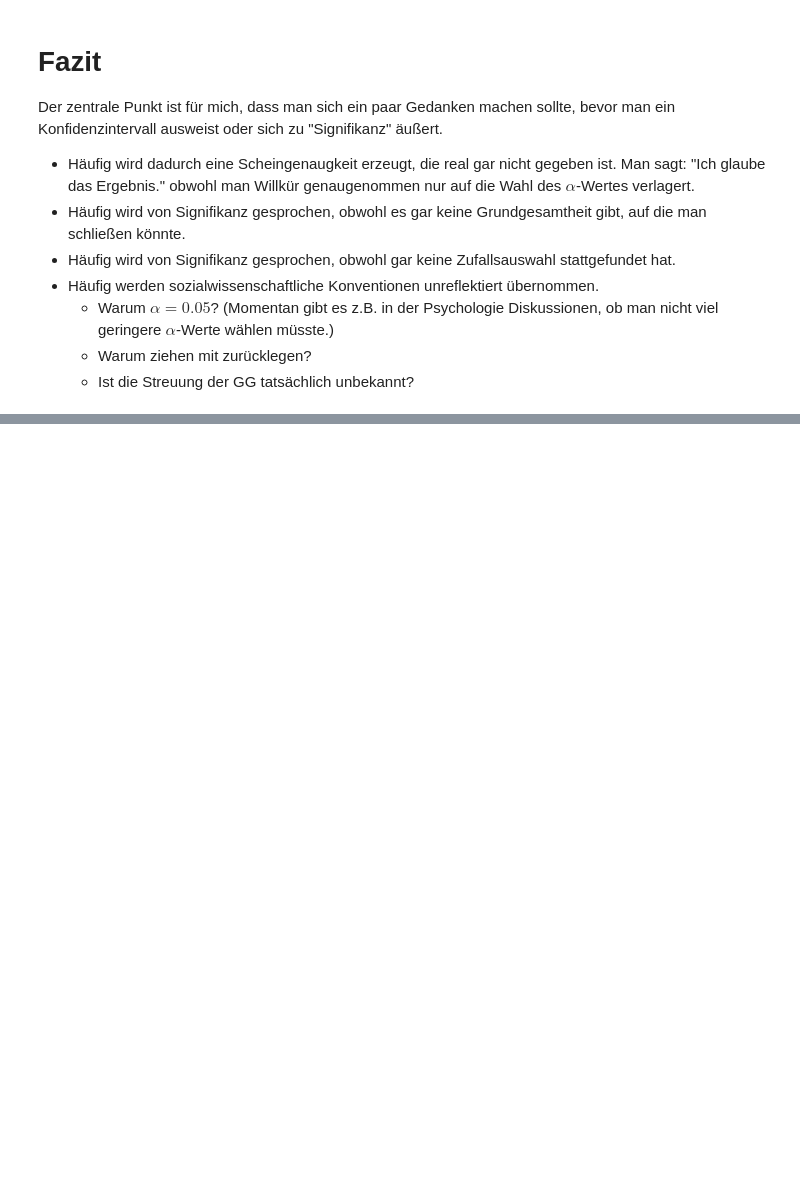
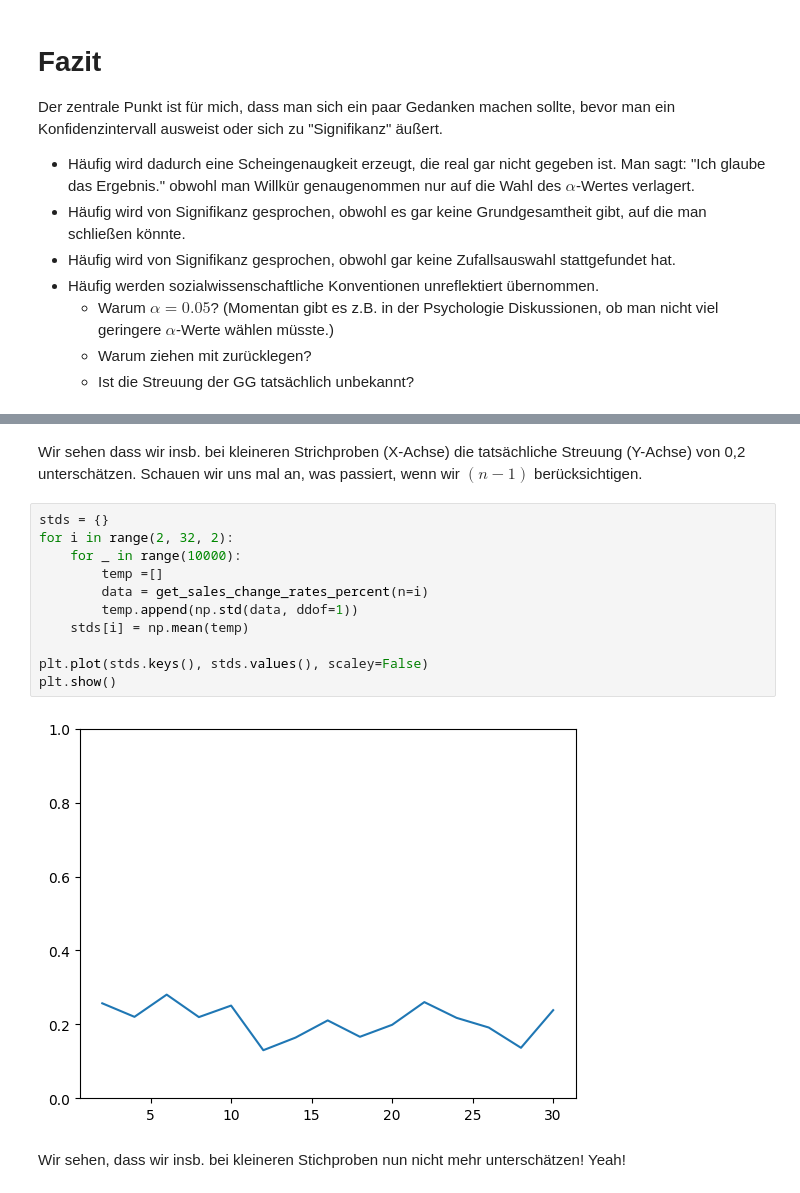
Before and after one commit to mennenoeh/intro_to_stats, a Jupyter notebook: intro_to_inference.ipynb, the cells around one changed output, grey strips where cells are left out. Cells and saved outputs as stored; diff of their text form; blank space fills up the shorter version.

```diff
--- a/intro_to_inference.ipynb
+++ b/intro_to_inference.ipynb
@@ -288,0 +343,17 @@ plt.show()
+# %% [markdown]
+Wir sehen dass wir insb. bei kleineren Strichproben (X-Achse) die tatsächliche Streuung (Y-Achse) von 0,2 unterschätzen. Schauen wir uns mal an, was passiert, wenn wir $(n-1)$ berücksichtigen.
+# %%
+stds = {}
+for i in range(2, 32, 2):
+    for _ in range(10000):
+        temp =[]
+        data = get_sales_change_rates_percent(n=i)
+        temp.append(np.std(data, ddof=1))
+    stds[i] = np.mean(temp)
+
+plt.plot(stds.keys(), stds.values(), scaley=False)
+plt.show()
+# %% [output]
+[figure, added]
+# %% [markdown]
+Wir sehen, dass wir insb. bei kleineren Stichproben nun nicht mehr unterschätzen! Yeah!
```
Also changed, not shown: parts of 4 cells of this notebook.
